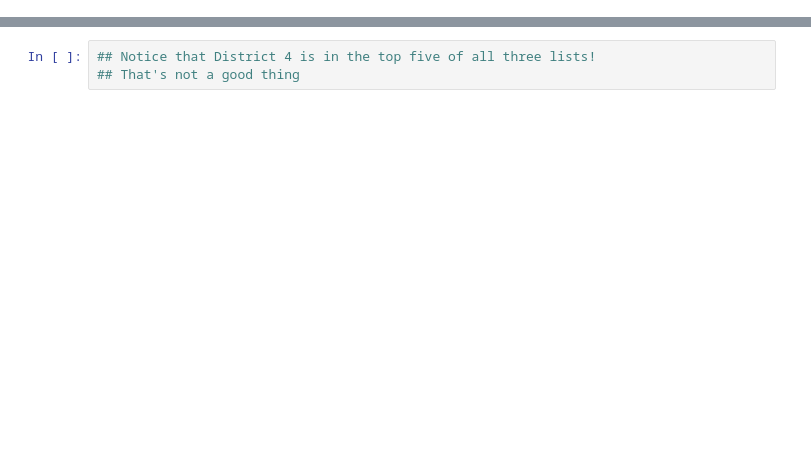
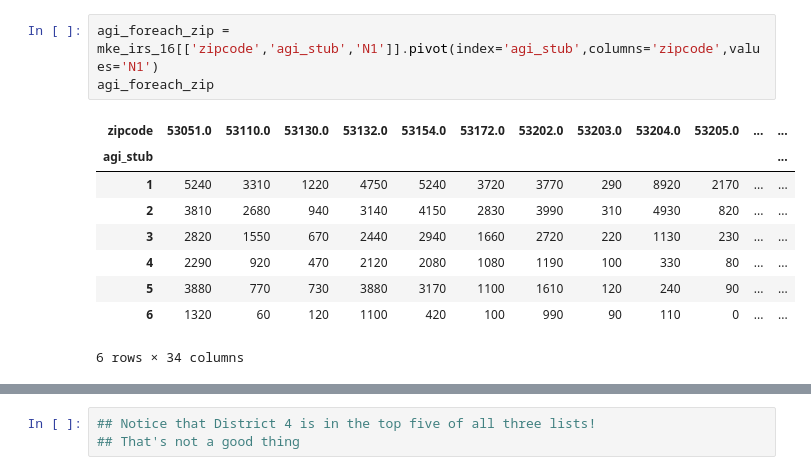
Before and after one commit to peterdobbs77/pop_health_mke, a Jupyter notebook: mke_pop_health.ipynb, the cells around one changed output, grey strips where cells are left out. Cells and saved outputs as stored; diff of their text form; blank space fills up the shorter version.

```diff
--- a/mke_pop_health.ipynb
+++ b/mke_pop_health.ipynb
@@ -35,2 +30,15 @@ mke_irs_16
+# %%
+agi_foreach_zip = mke_irs_16[['zipcode','agi_stub','N1']].pivot(index='agi_stub',columns='zipcode',values='N1')
+agi_foreach_zip
+# %% [output]
+| zipcode | 53051.0 | 53110.0 | 53130.0 | 53132.0 | 53154.0 | 53172.0 | 53202.0 | 53203.0 | 53204.0 | 53205.0 | ... | ... |
+| agi_stub |  |  |  |  |  |  |  |  |  |  |  | ... |
+| 1 | 5240 | 3310 | 1220 | 4750 | 5240 | 3720 | 3770 | 290 | 8920 | 2170 | ... | ... |
+| 2 | 3810 | 2680 | 940 | 3140 | 4150 | 2830 | 3990 | 310 | 4930 | 820 | ... | ... |
+| 3 | 2820 | 1550 | 670 | 2440 | 2940 | 1660 | 2720 | 220 | 1130 | 230 | ... | ... |
+| 4 | 2290 | 920 | 470 | 2120 | 2080 | 1080 | 1190 | 100 | 330 | 80 | ... | ... |
+| 5 | 3880 | 770 | 730 | 3880 | 3170 | 1100 | 1610 | 120 | 240 | 90 | ... | ... |
+| 6 | 1320 | 60 | 120 | 1100 | 420 | 100 | 990 | 90 | 110 | 0 | ... | ... |
+6 rows × 34 columns
 # %%
 agi_by_zip = mke_irs_16[['zipcode','agi_stub','N1']].pivot(index='zipcode',columns='agi_stub',values='N1')
```
Also changed, not shown: parts of 23 cells of this notebook.
